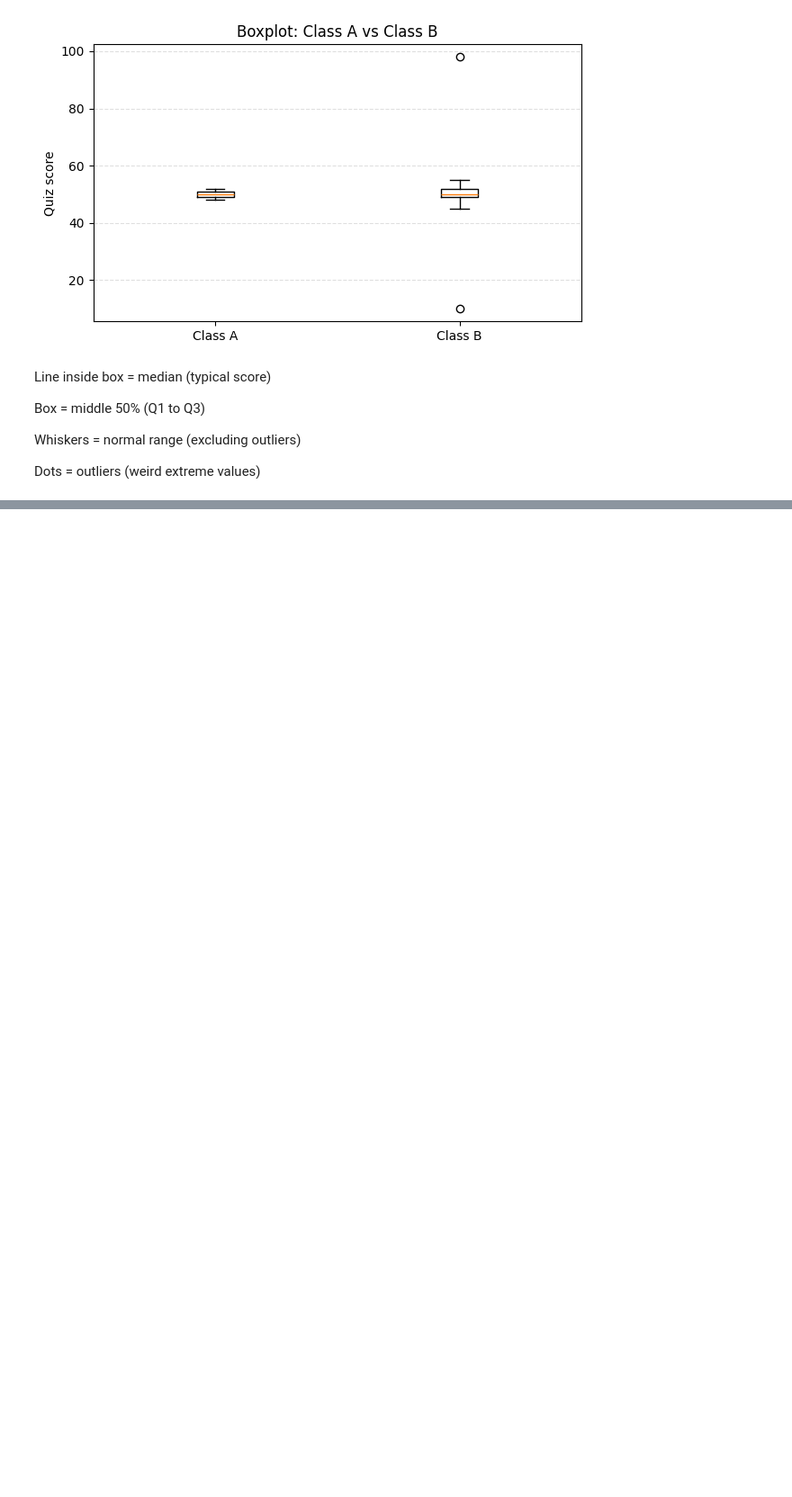
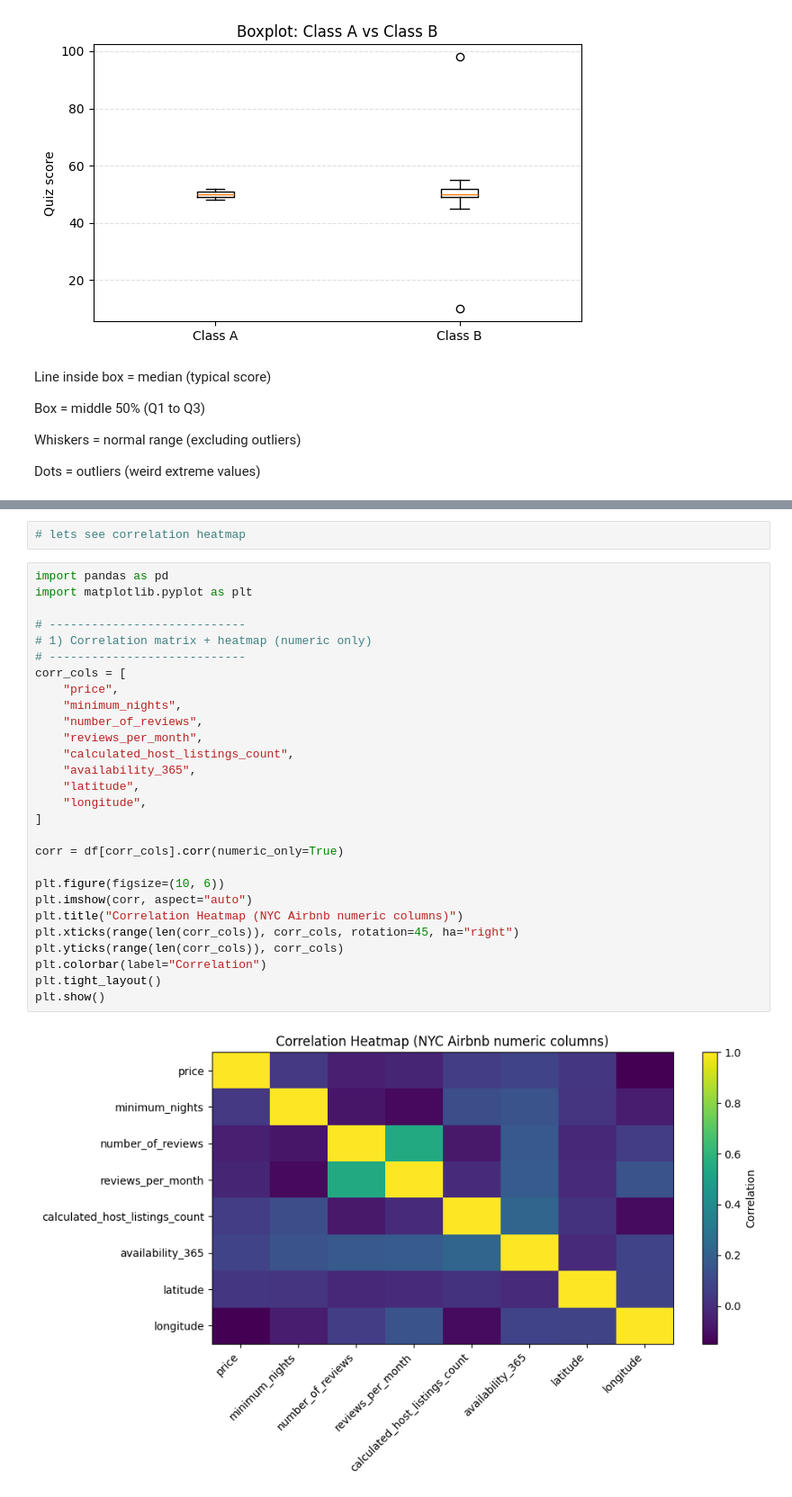
Before and after one commit to mohit716/airbnb-nyc-pandas, a Jupyter notebook: airbnb-nyc-pandas.ipynb, the cells around one changed output, grey strips where cells are left out. Shown at 90% size. Cells and saved outputs as stored; diff of their text form; blank space fills up the shorter version.

Commit message:
Expand Airbnb NYC EDA with charts and interpretation notes

```diff
--- a/airbnb-nyc-pandas.ipynb
+++ b/airbnb-nyc-pandas.ipynb
@@ -2205,0 +2289,32 @@ Dots = outliers (weird extreme values)
+# %%
+# lets see correlation heatmap
+# %%
+import pandas as pd
+import matplotlib.pyplot as plt
+
+# ----------------------------
+# 1) Correlation matrix + heatmap (numeric only)
+# ----------------------------
+corr_cols = [
+    "price",
+    "minimum_nights",
+    "number_of_reviews",
+    "reviews_per_month",
+    "calculated_host_listings_count",
+    "availability_365",
+    "latitude",
+    "longitude",
+]
+
+corr = df[corr_cols].corr(numeric_only=True)
+
+plt.figure(figsize=(10, 6))
+plt.imshow(corr, aspect="auto")
+plt.title("Correlation Heatmap (NYC Airbnb numeric columns)")
+plt.xticks(range(len(corr_cols)), corr_cols, rotation=45, ha="right")
+plt.yticks(range(len(corr_cols)), corr_cols)
+plt.colorbar(label="Correlation")
+plt.tight_layout()
+plt.show()
+# %% [output]
+[figure, added]
```
Also changed, not shown: parts of 12 cells of this notebook.
